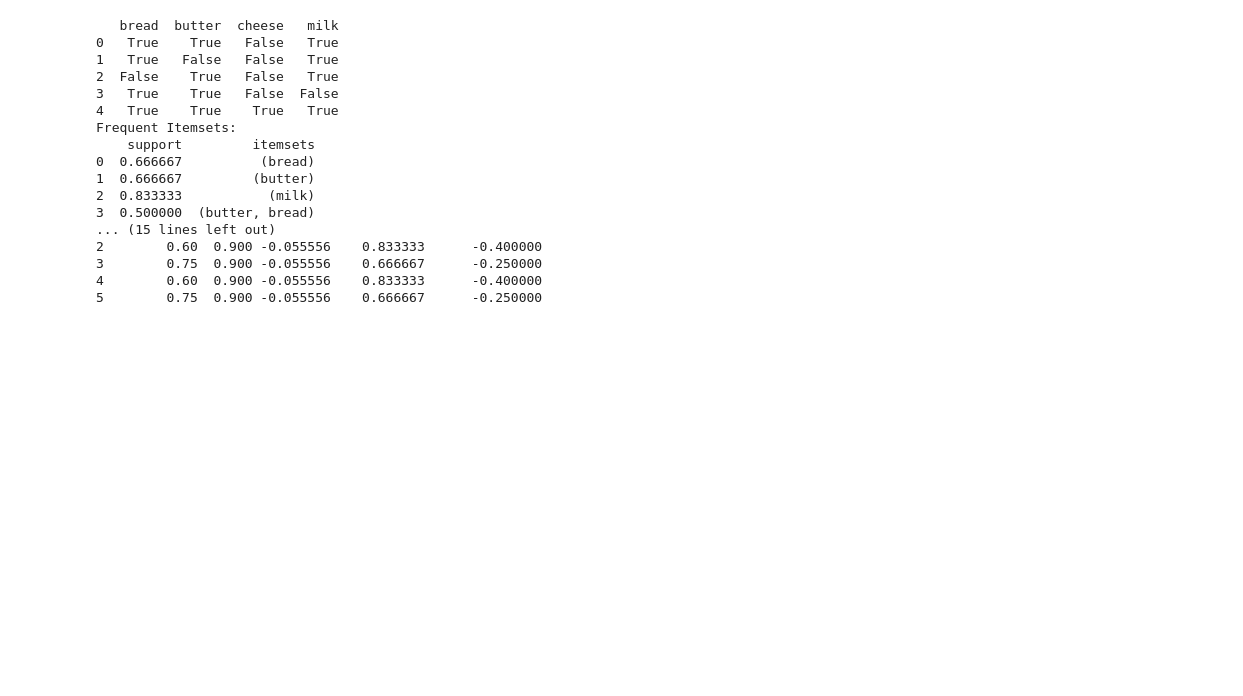
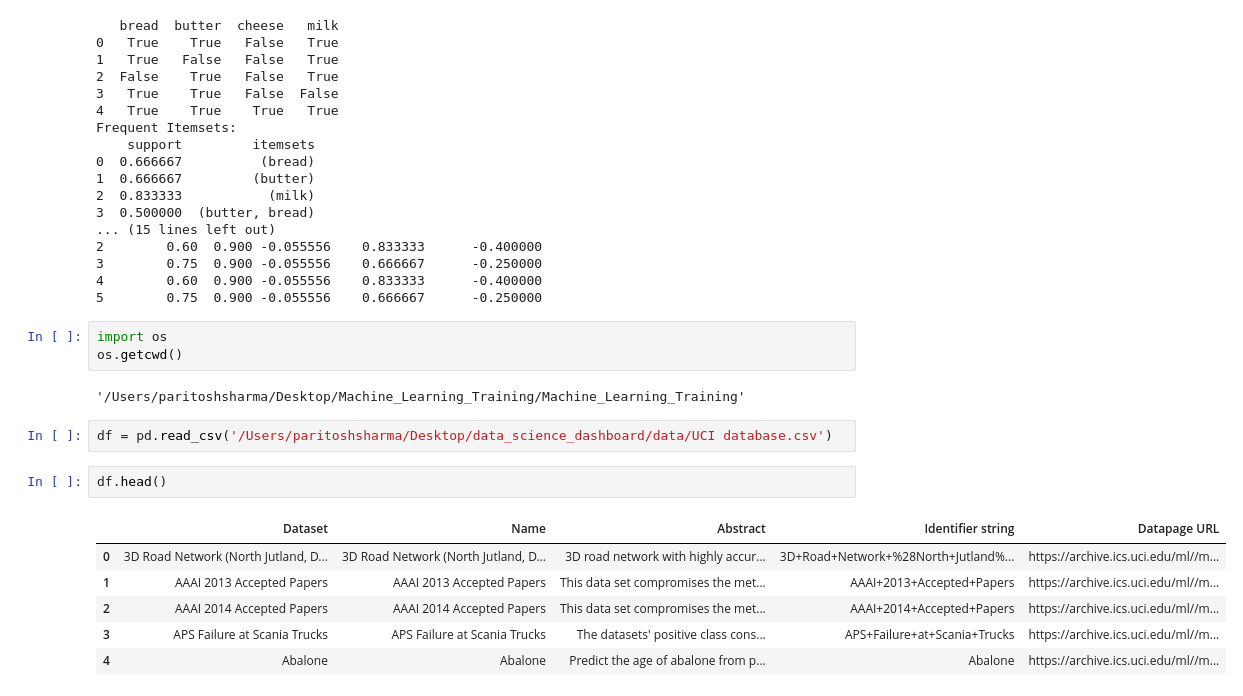
Before and after one commit to p4r1t05h/Machine_Learning_Training, a Jupyter notebook: 04_Unspervised_ML.ipynb, the cells around one changed output. Saved outputs shown, nothing was run; the diff lists cells and outputs as text; blank space fills up the shorter version.

```diff
--- a/04_Unspervised_ML.ipynb
+++ b/04_Unspervised_ML.ipynb
@@ -187,3 +196,19 @@ Frequent Itemsets:
 3        0.75  0.900 -0.055556    0.666667      -0.250000
 4        0.60  0.900 -0.055556    0.833333      -0.400000
 5        0.75  0.900 -0.055556    0.666667      -0.250000
+# %%
+import os
+os.getcwd()
+# %% [output]
+'/Users/paritoshsharma/Desktop/Machine_Learning_Training/Machine_Learning_Training'
+# %%
+df = pd.read_csv('/Users/paritoshsharma/Desktop/data_science_dashboard/data/UCI database.csv')
+# %%
+df.head()
+# %% [output]
+|  | Dataset | Name | Abstract | Identifier string | Datapage URL |
+| 0 | 3D Road Network (North Jutland, D... | 3D Road Network (North Jutland, D... | 3D road network with highly accur... | 3D+Road+Network+%28North+Jutland%... | https://archive.ics.uci.edu/ml//m... |
+| 1 | AAAI 2013 Accepted Papers | AAAI 2013 Accepted Papers | This data set compromises the met... | AAAI+2013+Accepted+Papers | https://archive.ics.uci.edu/ml//m... |
+| 2 | AAAI 2014 Accepted Papers | AAAI 2014 Accepted Papers | This data set compromises the met... | AAAI+2014+Accepted+Papers | https://archive.ics.uci.edu/ml//m... |
+| 3 | APS Failure at Scania Trucks | APS Failure at Scania Trucks | The datasets' positive class cons... | APS+Failure+at+Scania+Trucks | https://archive.ics.uci.edu/ml//m... |
+| 4 | Abalone | Abalone | Predict the age of abalone from p... | Abalone | https://archive.ics.uci.edu/ml//m... |
```
Also changed, not shown: parts of 3 cells of this notebook, 2 other files.
